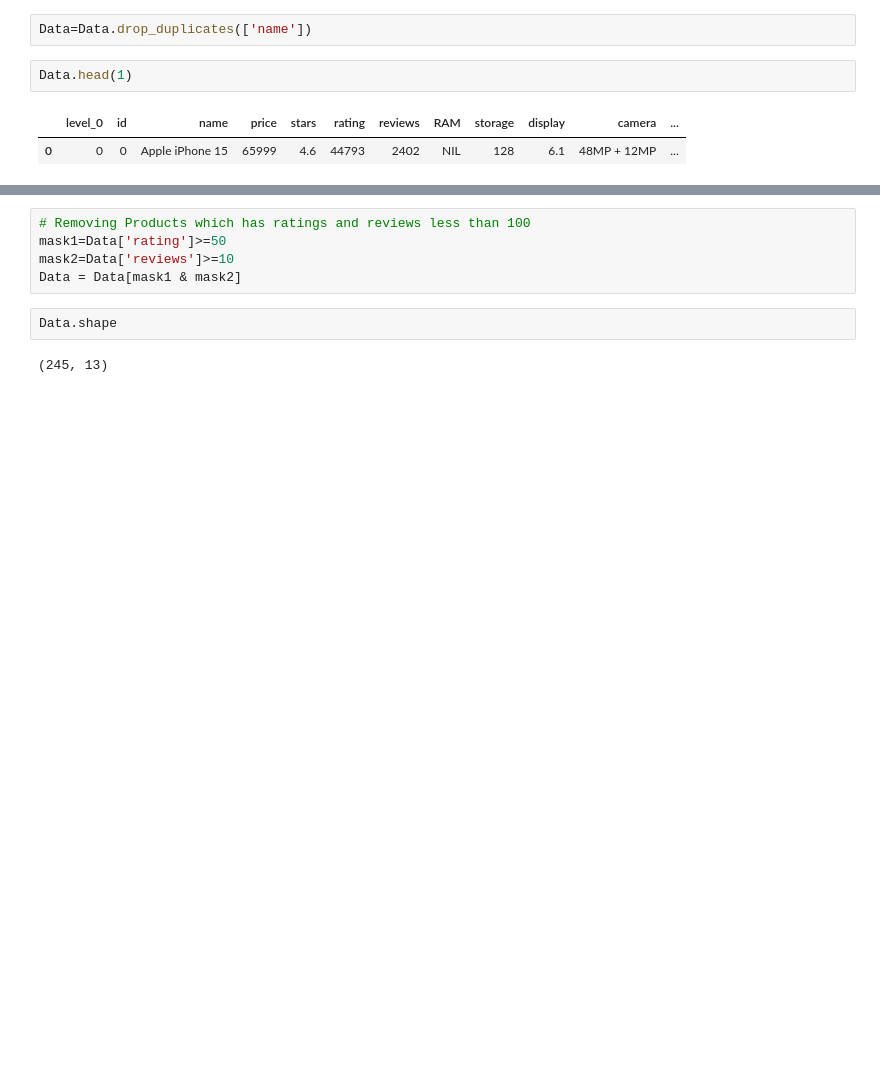
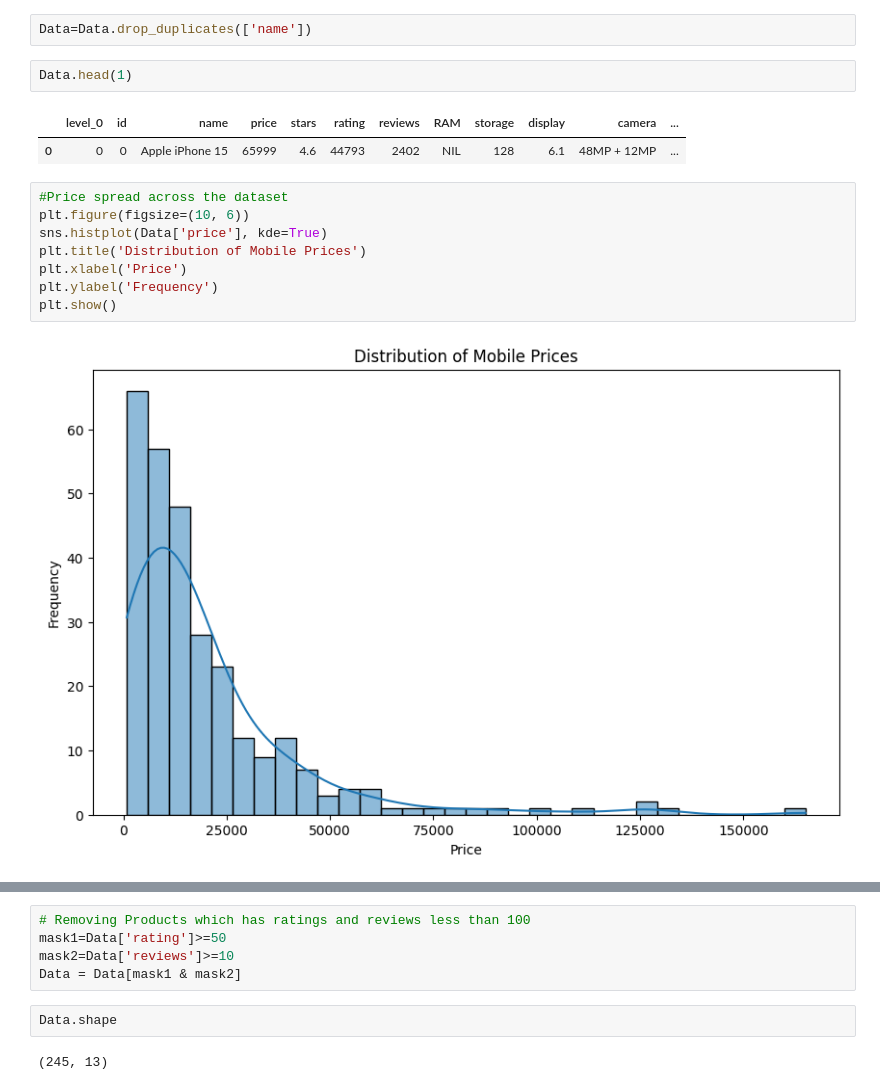
Before and after one commit to Advitiyyaaa/Phone-recommender-system, a Jupyter notebook: Mobile recommender.ipynb, the cells around one changed output, grey strips where cells are left out. Cells and saved outputs as stored; diff of their text form; blank space fills up the shorter version.

```diff
--- a/Mobile recommender.ipynb
+++ b/Mobile recommender.ipynb
@@ -86,3 +86,13 @@ Data.head(1)
 # %% [output]
 |  | level_0 | id | name | price | stars | rating | reviews | RAM | storage | display | camera | ... |
 | 0 | 0 | 0 | Apple iPhone 15 | 65999 | 4.6 | 44793 | 2402 | NIL | 128 | 6.1 | 48MP + 12MP | ... |
+# %%
+#Price spread across the dataset
+plt.figure(figsize=(10, 6))
+sns.histplot(Data['price'], kde=True)
+plt.title('Distribution of Mobile Prices')
+plt.xlabel('Price')
+plt.ylabel('Frequency')
+plt.show()
+# %% [output]
+[figure, added]
```
Also changed, not shown: parts of 7 cells of this notebook, 5 other files.
